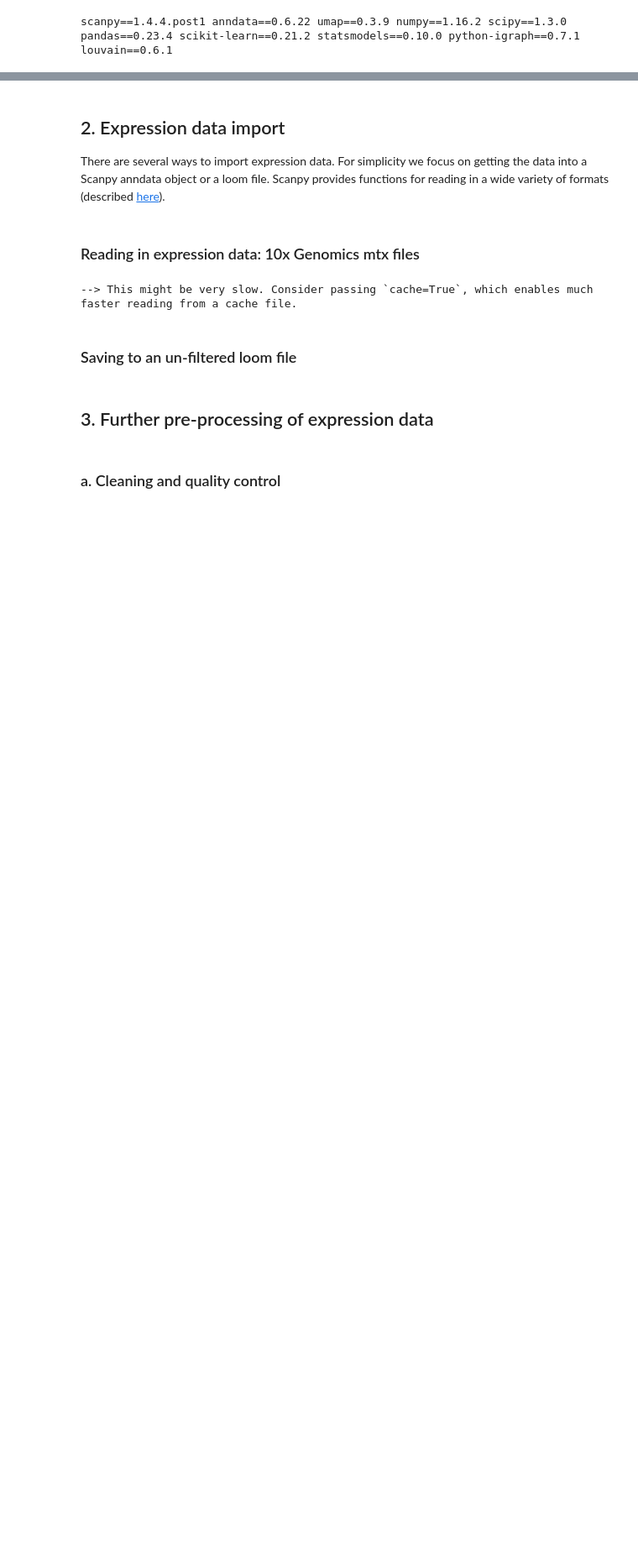
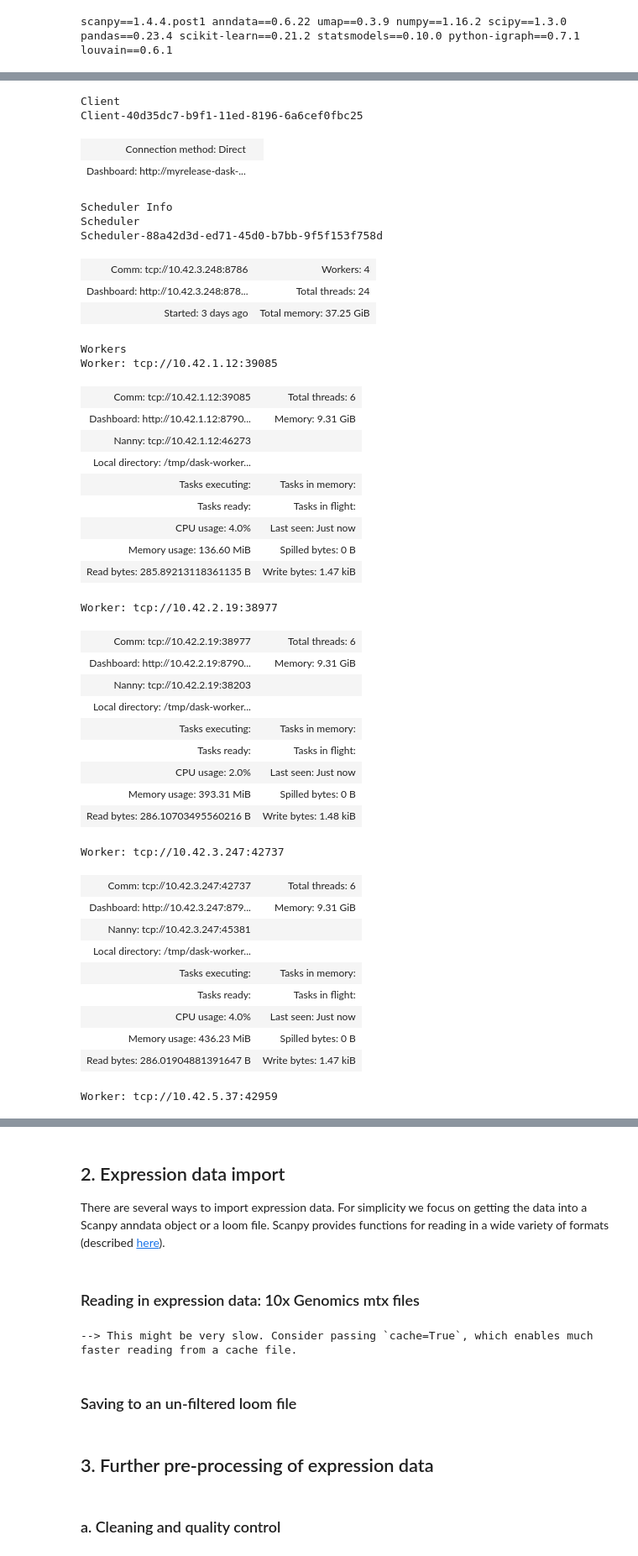
Before and after one commit to carlos-a-enriquez/dask_k8s, a Jupyter notebook: PBMC_project/PBMC10k_SCENIC_short-version.ipynb, the cells around one changed output, grey strips where cells are left out. Shown at 84% size. Drawn from its saved outputs; the diff is of its cells as text; code cells hidden in the pictures; blank space fills up the shorter version.

Commit message:
Adding dask to PBMC notebook [PBMC-env]

```diff
--- a/PBMC_project/PBMC10k_SCENIC_short-version.ipynb
+++ b/PBMC_project/PBMC10k_SCENIC_short-version.ipynb
@@ -51,0 +52,5 @@ sc.settings.njobs = 20
+# %%
+from dask.distributed import Client, progress
+c = Client()
+c
+# %% [output]
@@ -51,0 +68,42 @@ sc.settings.njobs = 20
+Client
+Client-40d35dc7-b9f1-11ed-8196-6a6cef0fbc25
+| Connection method: Direct |  |
+| Dashboard: http://myrelease-dask-... |  |
+Scheduler Info
+Scheduler
+Scheduler-88a42d3d-ed71-45d0-b7bb-9f5f153f758d
+| Comm: tcp://10.42.3.248:8786 | Workers: 4 |
+| Dashboard: http://10.42.3.248:878... | Total threads: 24 |
+| Started: 3 days ago | Total memory: 37.25 GiB |
+Workers
+Worker: tcp://10.42.1.12:39085
+| Comm: tcp://10.42.1.12:39085 | Total threads: 6 |
+| Dashboard: http://10.42.1.12:8790... | Memory: 9.31 GiB |
+| Nanny: tcp://10.42.1.12:46273 |  |
+| Local directory: /tmp/dask-worker... |  |
+| Tasks executing: | Tasks in memory: |
+| Tasks ready: | Tasks in flight: |
+| CPU usage: 4.0% | Last seen: Just now |
+| Memory usage: 136.60 MiB | Spilled bytes: 0 B |
+| Read bytes: 285.89213118361135 B | Write bytes: 1.47 kiB |
+Worker: tcp://10.42.2.19:38977
+| Comm: tcp://10.42.2.19:38977 | Total threads: 6 |
+| Dashboard: http://10.42.2.19:8790... | Memory: 9.31 GiB |
+| Nanny: tcp://10.42.2.19:38203 |  |
+| Local directory: /tmp/dask-worker... |  |
+| Tasks executing: | Tasks in memory: |
+| Tasks ready: | Tasks in flight: |
+| CPU usage: 2.0% | Last seen: Just now |
+| Memory usage: 393.31 MiB | Spilled bytes: 0 B |
+| Read bytes: 286.10703495560216 B | Write bytes: 1.48 kiB |
+Worker: tcp://10.42.3.247:42737
+| Comm: tcp://10.42.3.247:42737 | Total threads: 6 |
+| Dashboard: http://10.42.3.247:879... | Memory: 9.31 GiB |
+| Nanny: tcp://10.42.3.247:45381 |  |
+| Local directory: /tmp/dask-worker... |  |
+| Tasks executing: | Tasks in memory: |
+| Tasks ready: | Tasks in flight: |
+| CPU usage: 4.0% | Last seen: Just now |
+| Memory usage: 436.23 MiB | Spilled bytes: 0 B |
+| Read bytes: 286.01904881391647 B | Write bytes: 1.47 kiB |
+Worker: tcp://10.42.5.37:42959
```
Also changed, not shown: parts of 4 cells of this notebook, 1 other file.
